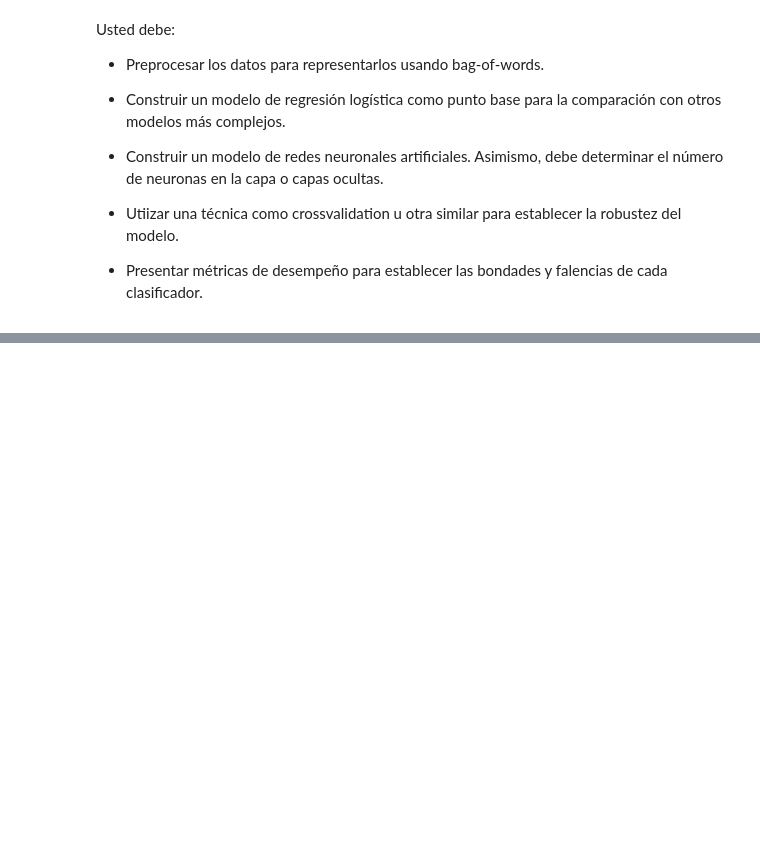
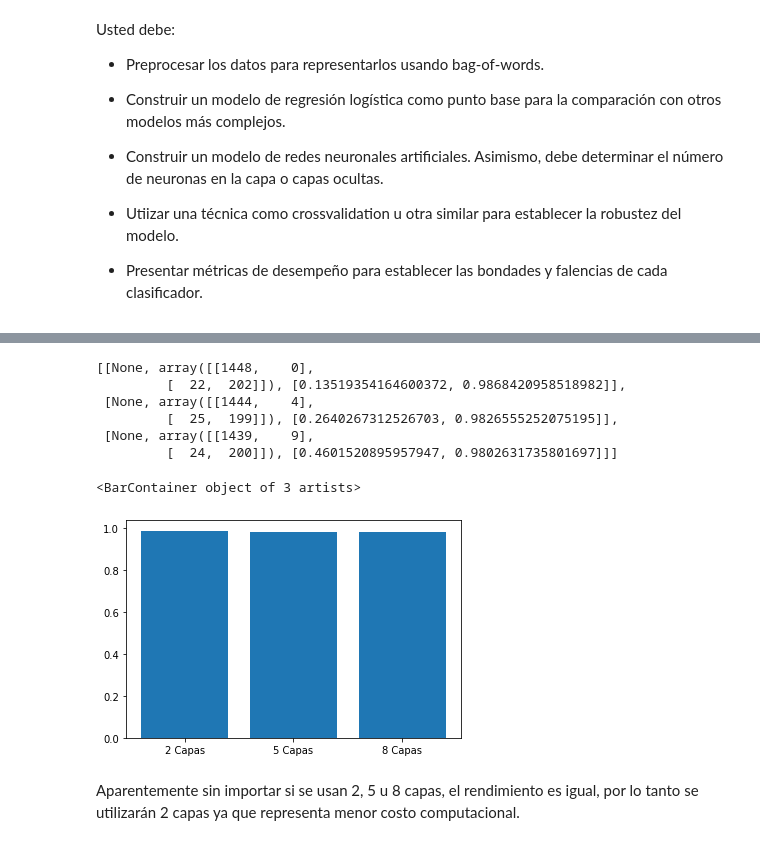
Before and after one commit to ANN-2019-2/evaluacion-semoralesco, a Jupyter notebook: 03-spam.ipynb, the cells around one changed output, grey strips where cells are left out. Saved outputs shown, nothing was run; the diff lists cells and outputs as text; code cells hidden in the pictures; blank space fills up the shorter version.

```diff
--- a/03-spam.ipynb
+++ b/03-spam.ipynb
@@ -334,0 +128,4 @@ results[(results['prob_spam'] > 0.4) &
+# %%
+#Se visualiza la posición 0 del vector x, es decir 0 para ham y 1 para spam
+X = X.toarray()
+X[0]
@@ -334,0 +134,9 @@ results[(results['prob_spam'] > 0.4) &
+# %%
+#MRL
+y=y.astype('int')
+X_train, X_test, y_train, y_test = train_test_split(X, y , stratify = y, test_size = 0.3,random_state=101)
+clf = LogisticRegression(solver='lbfgs')
+clf.fit(X_train, y_train)
+y_pred = clf.predict(X_test)
+#Matriz de condusión
+confusion_matrix(y_test, y_pred)
@@ -334,0 +169,21 @@ results[(results['prob_spam'] > 0.4) &
+# %%
+#Estimación del número de capas óptimo para el modelo con redes neuronales
+def grid_layers(capas):
+    param = []
+    for i in range(len(capas)):
+        classifier = tf.keras.Sequential()
+        classifier.add(layers.Dense(units = 5, kernel_initializer = 'uniform', activation = 'relu', input_dim = 8098))
+        for j in range(capas[i]-1):
+            classifier.add(layers.Dense(units = 5, kernel_initializer = 'uniform', activation = 'relu'))
+        classifier.add(layers.Dense(units = 1, kernel_initializer = 'uniform', activation = 'sigmoid'))
+        classifier.compile(optimizer=tf.keras.optimizers.Adam(0.01), loss = 'binary_crossentropy', metrics = ['accuracy'])
+        classifier.fit(X_train, y_train, batch_size = 50, epochs = 30)
+        y_pred = classifier.predict(X_test)
+        y_pred = (y_pred > 0.5)
+        cm = confusion_matrix(y_test, y_pred)
+        param.append([classifier.summary(),cm,classifier.evaluate(X_test, y_test)])
+    return param
+
+layersx = [2,5,8]
+
+resultado = grid_layers(layersx)
@@ -334,0 +208,18 @@ results[(results['prob_spam'] > 0.4) &
+# %%
+resultado
+# %% [output]
+[[None, array([[1448,    0],
+         [  22,  202]]), [0.13519354164600372, 0.9868420958518982]],
+ [None, array([[1444,    4],
+         [  25,  199]]), [0.2640267312526703, 0.9826555252075195]],
+ [None, array([[1439,    9],
+         [  24,  200]]), [0.4601520895957947, 0.9802631735801697]]]
+# %%
+precision = [i[2][1] for i in resultado]
+# %%
+plt.bar(["2 Capas","5 Capas","8 Capas"],precision)
+# %% [output]
+<BarContainer object of 3 artists>
+[figure, added]
+# %% [markdown]
+Aparentemente sin importar si se usan 2, 5 u 8 capas, el rendimiento es igual, por lo tanto se utilizarán 2 capas ya que representa menor costo computacional.
```
Also changed, not shown: parts of 39 cells of this notebook.
